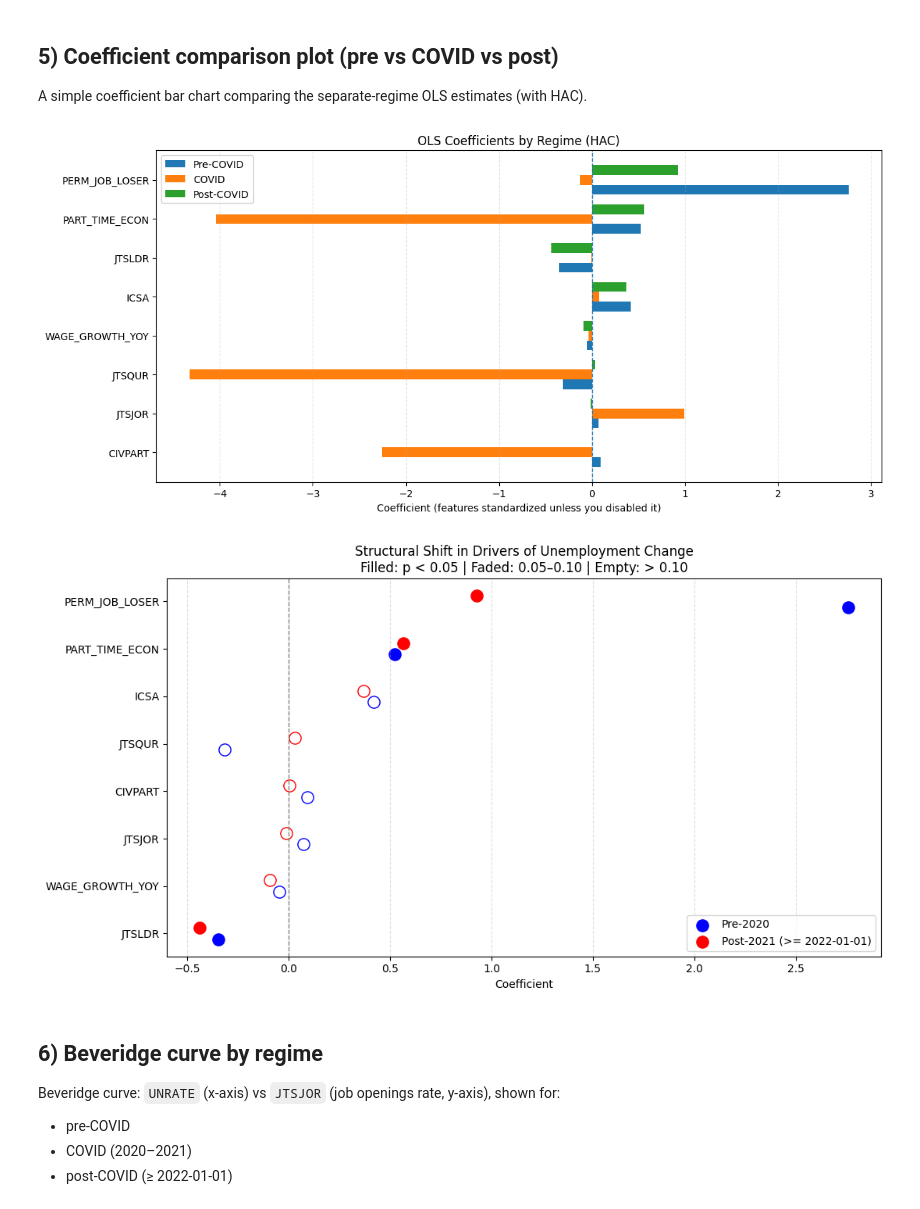
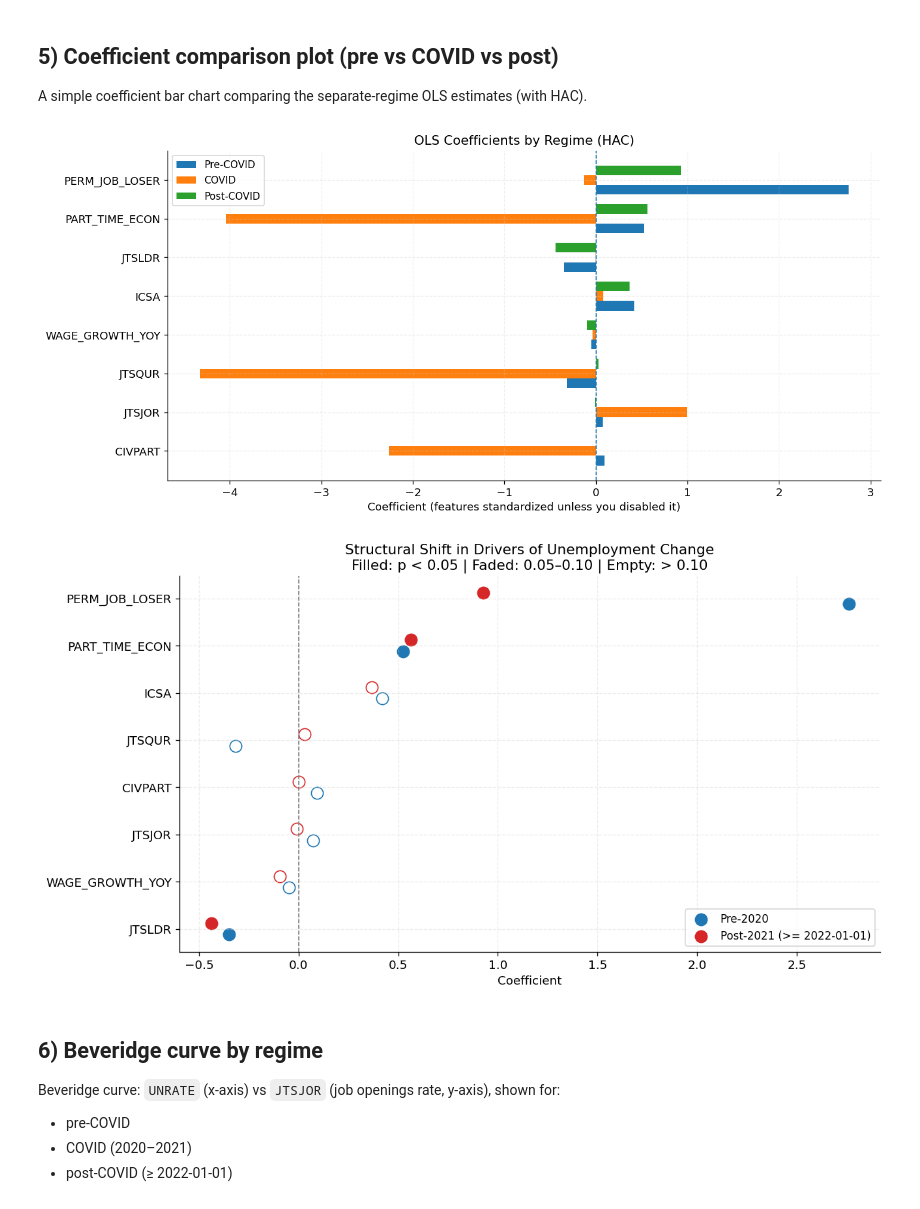
Before and after one commit to UncurledGuide/drivers_of_unemployment, a Jupyter notebook: data.ipynb, the cells around one changed output. Saved outputs shown, nothing was run; the diff lists cells and outputs as text; code cells hidden in the pictures.

```diff
--- a/data.ipynb
+++ b/data.ipynb
@@ -32,6 +32,32 @@ pd.set_option('display.max_columns', 100)
 pd.set_option('display.width', 140)
 
 from IPython.display import display
+# %%
+# ---------- Global plotting style (paste near top of notebook) ----------
+import matplotlib as mpl
+import matplotlib.pyplot as plt
+
+PALETTE = {
+    "pre":  "#1f77b4",  # blue
+    "covid":"#7f7f7f",  # gray
+    "post": "#d62728",  # red
+    "grid": "#d0d0d0"
+}
+
+mpl.rcParams.update({
+    "figure.dpi": 120,
+    "savefig.dpi": 300,
+    "font.size": 11,
+    "axes.titlesize": 13,
+    "axes.labelsize": 11,
+    "legend.fontsize": 10,
+    "axes.grid": True,
+    "grid.color": PALETTE["grid"],
+    "grid.linestyle": "--",
+    "grid.alpha": 0.4,
+    "axes.spines.top": False,
+    "axes.spines.right": False,
+})
 # %% [markdown]
 ## 1) Pull data from FRED
 Set an environment variable `FRED_API_KEY` before running (or edit the cell below).
@@ -620,7 +646,7 @@ plt.grid(axis='x', linestyle='--', alpha=0.3)
 plt.tight_layout()
 plt.show()
 # %% [output]
-[figure, old version]
+[figure, new version]
 # %%
 import numpy as np
 import pandas as pd
@@ -676,36 +702,36 @@ def structural_shift_plot_pre_post(
                 marker_style = dict(marker="o", facecolor="white", edgecolor=color)
             plt.scatter(coef, y_pos[i] + y_offset, s=120, **marker_style)
 
         # dummy handle for legend
         plt.scatter([], [], s=120, facecolor=color, edgecolor=color, label=label)
 
     # Plot pre and post
-    plot_points(pre_coeff, pre_p, -0.12, "blue", pre_label)
-    plot_points(post_coeff, post_p, +0.12, "red", post_label)
+    plot_points(pre_coeff, pre_p, -0.12, PALETTE["pre"], pre_label)
+    plot_points(post_coeff, post_p, +0.12, PALETTE["post"], post_label)
 
     plt.axvline(0, color="gray", linestyle="--", linewidth=1)
     plt.yticks(y_pos, variables)
     plt.xlabel("Coefficient")
     plt.title(title + "\nFilled: p < 0.05 | Faded: 0.05–0.10 | Empty: > 0.10")
     plt.grid(axis="x", linestyle="--", alpha=0.4)
     plt.legend()
     plt.tight_layout()
     plt.show()
 
 # ---- USAGE ----
 # Use the two fitted results objects you want to compare.
 # In your 3-regime notebook these are typically something like:
 # model_pre, model_covid, model_post
 # Here we compare pre vs post:
 structural_shift_plot_pre_post(
     model_pre=model_pre,
     model_post=model_post,
     title="Structural Shift in Drivers of Unemployment Change",
     pre_label="Pre-2020",
     post_label="Post-2021 (>= 2022-01-01)"
 )
 # %% [output]
-[figure, old version]
+[figure, new version]
 # %% [markdown]
 ## 6) Beveridge curve by regime
 
```
Also changed, not shown: parts of 6 cells of this notebook, 8 other files.
